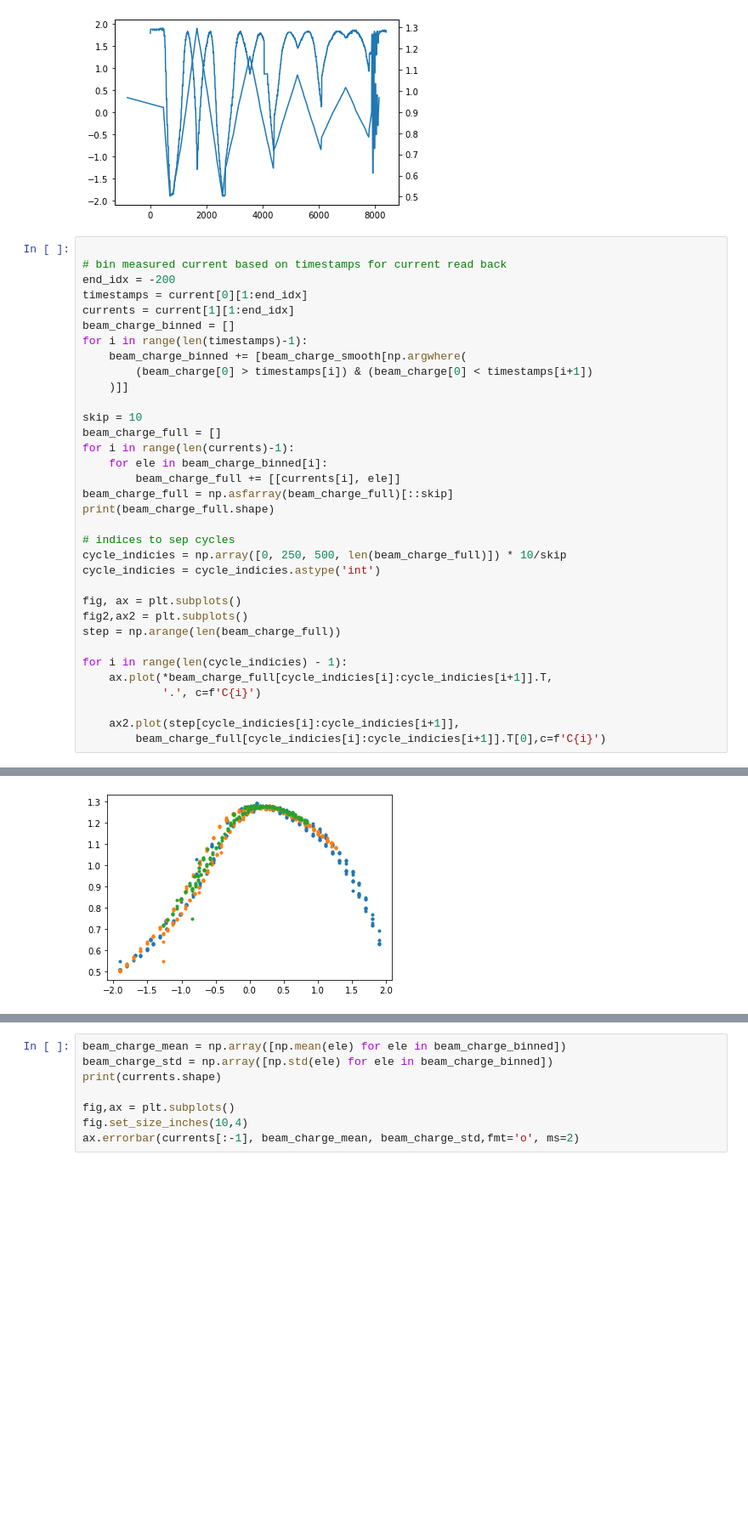
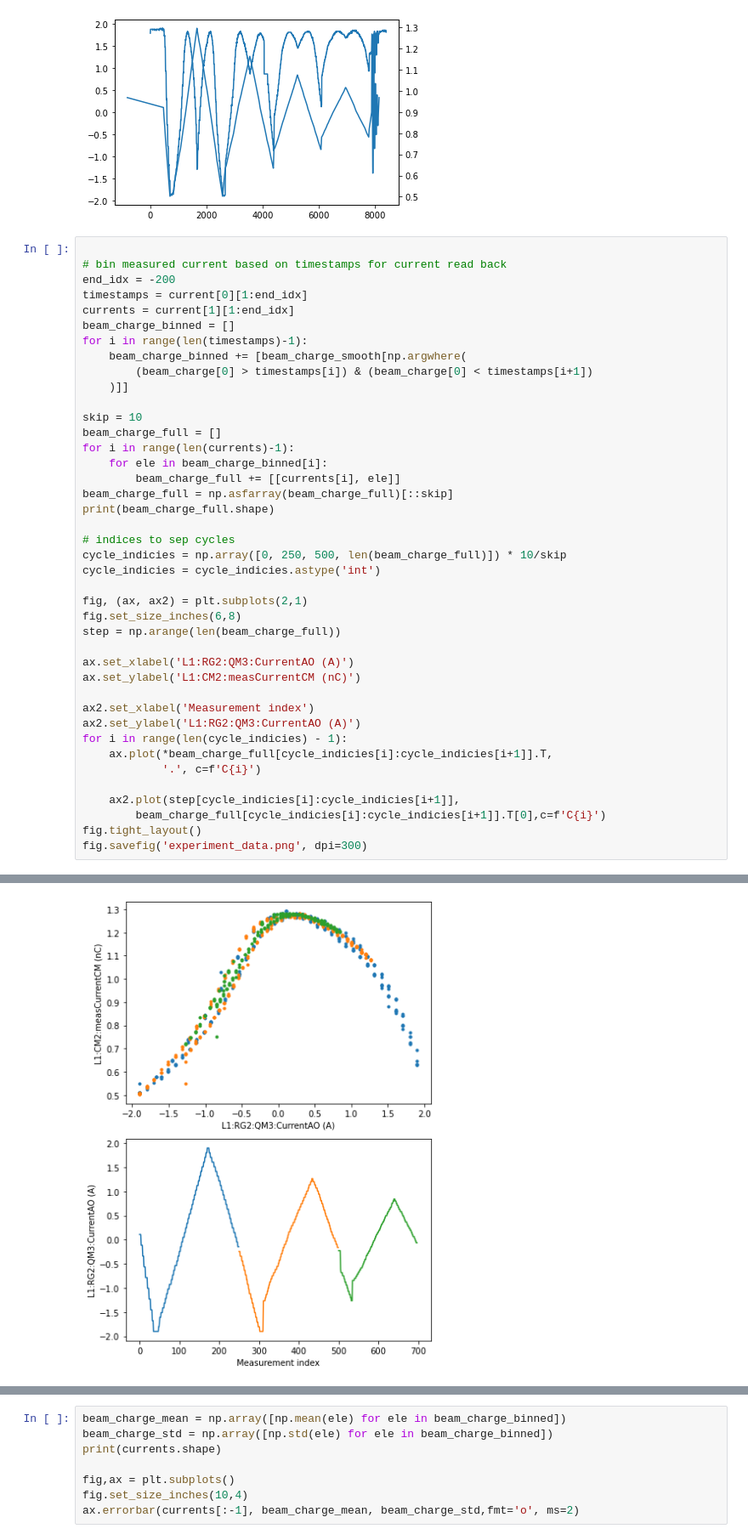
Before and after one commit to roussel-ryan/diff_hysteresis, a Jupyter notebook: fitting/aps/experiment.ipynb, the cells around one changed output, grey strips where cells are left out. Shown at 85% size. Drawn from its saved outputs; the diff is of its cells as text; blank space fills up the shorter version.

Commit message:
additional figures

```diff
--- a/fitting/aps/experiment.ipynb
+++ b/fitting/aps/experiment.ipynb
@@ -29,33 +29,40 @@ end_idx = -200
 timestamps = current[0][1:end_idx]
 currents = current[1][1:end_idx]
 beam_charge_binned = []
 for i in range(len(timestamps)-1):
     beam_charge_binned += [beam_charge_smooth[np.argwhere(
         (beam_charge[0] > timestamps[i]) & (beam_charge[0] < timestamps[i+1])
     )]]
 
 skip = 10
 beam_charge_full = []
 for i in range(len(currents)-1):
     for ele in beam_charge_binned[i]:
         beam_charge_full += [[currents[i], ele]]
 beam_charge_full = np.asfarray(beam_charge_full)[::skip]
 print(beam_charge_full.shape)
 
 # indices to sep cycles
 cycle_indicies = np.array([0, 250, 500, len(beam_charge_full)]) * 10/skip
 cycle_indicies = cycle_indicies.astype('int')
 
-fig, ax = plt.subplots()
-fig2,ax2 = plt.subplots()
+fig, (ax, ax2) = plt.subplots(2,1)
+fig.set_size_inches(6,8)
 step = np.arange(len(beam_charge_full))
 
+ax.set_xlabel('L1:RG2:QM3:CurrentAO (A)')
+ax.set_ylabel('L1:CM2:measCurrentCM (nC)')
+
+ax2.set_xlabel('Measurement index')
+ax2.set_ylabel('L1:RG2:QM3:CurrentAO (A)')
 for i in range(len(cycle_indicies) - 1):
     ax.plot(*beam_charge_full[cycle_indicies[i]:cycle_indicies[i+1]].T,
             '.', c=f'C{i}')
 
     ax2.plot(step[cycle_indicies[i]:cycle_indicies[i+1]],
         beam_charge_full[cycle_indicies[i]:cycle_indicies[i+1]].T[0],c=f'C{i}')
+fig.tight_layout()
+fig.savefig('experiment_data.png', dpi=300)
 # %% [output]
 (698, 2)
-[figure, old version]
+[figure, new version]
```
Also changed, not shown: parts of 1 cell of this notebook, 10 other files.
